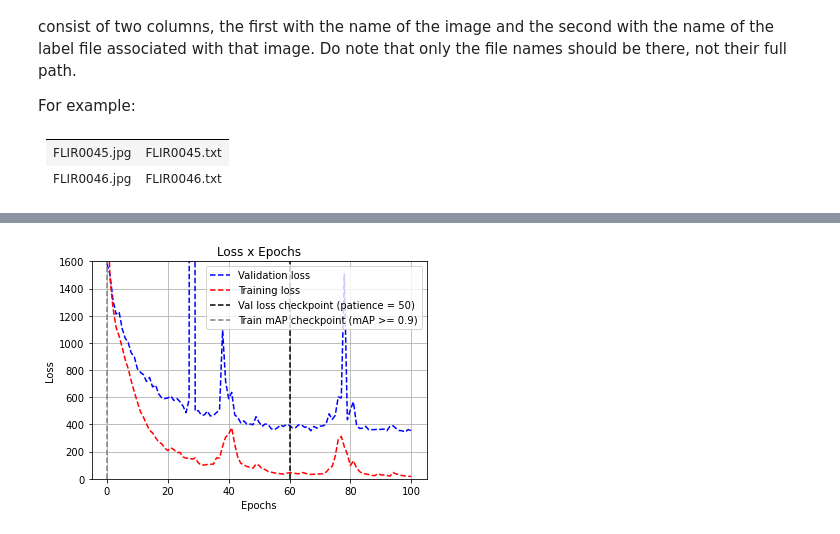
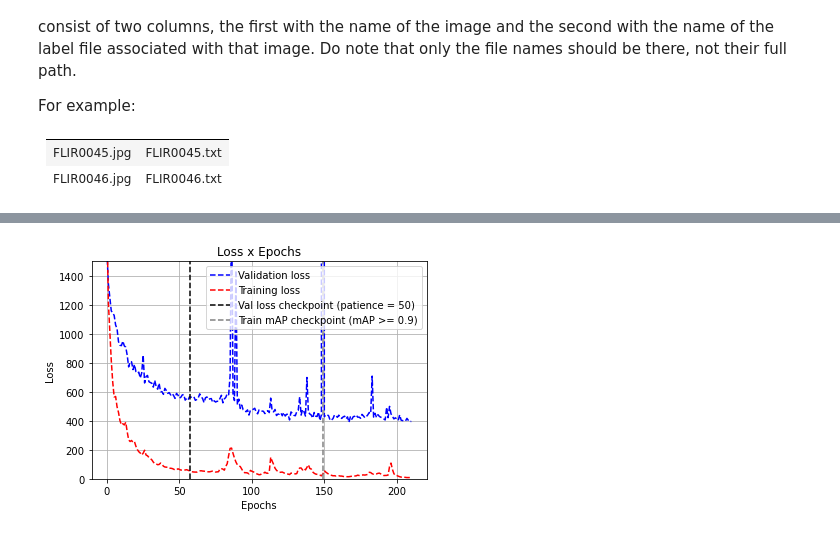
Before and after one commit to andreas-apg/yolov1, a Jupyter notebook: yolo_scratch.ipynb, the cells around one changed output, grey strips where cells are left out. Saved outputs shown, nothing was run; the diff lists cells and outputs as text; code cells hidden in the pictures.

```diff
--- a/yolo_scratch.ipynb
+++ b/yolo_scratch.ipynb
@@ -953,7 +953,9 @@ torch.manual_seed(seed)
 # Hyperparameters etc.
 #LEARNING_RATE = 2e-5
 #LEARNING_RATE = 0.0013
-LEARNING_RATE = 1e-4 # previouslu 2e-5
+# best loss was for 5e-5
+LEARNING_RATE = 1e-3 # previously 1.2e-4
+IoU_THRESHOLD = 0.5
 DEVICE = "cuda" if torch.cuda.is_available() else "cpu"
 BATCH_SIZE = 64
 # dropout and weight decay are both 0 here for now, but
@@ -967,15 +969,15 @@ WEIGHT_DECAY = 0.0005
 # WIDTH and HEIGHT must be multiples of 7?
 WIDTH = 448 # 640
 HEIGHT = 448 # 480
-EPOCHS = 100
+EPOCHS = 201
 NUM_WORKERS = 0 # I'd use 2 if the computer allowed.
 PIN_MEMORY = True
-LOAD_MODEL = False
-LOAD_MODEL_FILE = "aug_0001lr.pth.tar"
-SAVE_MODEL_FILE = "aug_0001lr"
+LOAD_MODEL = True
+LOAD_MODEL_FILE = "aug_00005lr_iou90.pth.tar"
+SAVE_MODEL_FILE = "aug_00005lr_iou90"
 #LOAD_MODEL_FILE = "640x480_save.pth.tar"
 #SAVE_MODEL_FILE = "640x480"
-GRAPH_NAME = " for aug_0001lr input"
+GRAPH_NAME = " for aug_00005lr_iou90 input"
 IMG_DIR = "./Data/aug_images/"
 LABEL_DIR = "./Data/aug_labels/"
 NUM_BOXES = 2
@@ -1360,16 +1381,16 @@ Train mAP: 0.0
 # %%
-#fig, ax = plt.subplots(facecolor='white')
-#epochs = [i for i in range(0, len(val_loss))]
-#plt.plot(epochs, val_loss, 'b--', label = 'Validation loss')
-#plt.ylim(bottom = 0, top = 1600)
-#plt.plot(epochs, train_loss, 'r--', label = 'Training loss')
-#plt.axvline(x=loss_checkpoint, color='black', linestyle='--', label = f'Val loss checkpoint (patience = {VAL_LOSS_PATIENCE})')
-#plt.axvline(x=mAP_checkpoint, color='gray', linestyle='--', label = 'Train mAP checkpoint (mAP >= 0.9)')
-#ax.set(xlabel='Epochs', ylabel='Loss', title="Loss x Epochs")
-#ax.grid()
-#plt.legend()
-#fig.savefig("Loss x Epochs - Training vs Validation clipped" + GRAPH_NAME + ".png")
-#plt.show()
-#plt.close()
+fig, ax = plt.subplots(facecolor='white')
+epochs = [i for i in range(0, len(val_loss))]
+plt.plot(epochs, val_loss, 'b--', label = 'Validation loss')
+plt.ylim(bottom = 0, top = 1500)
+plt.plot(epochs, train_loss, 'r--', label = 'Training loss')
+plt.axvline(x=loss_checkpoint, color='black', linestyle='--', label = f'Val loss checkpoint (patience = {VAL_LOSS_PATIENCE})')
+plt.axvline(x=mAP_checkpoint, color='gray', linestyle='--', label = 'Train mAP checkpoint (mAP >= 0.9)')
+ax.set(xlabel='Epochs', ylabel='Loss', title="Loss x Epochs")
+ax.grid()
+plt.legend()
+fig.savefig("Loss x Epochs - Training vs Validation clipped" + GRAPH_NAME + ".png")
+plt.show()
+plt.close()
 # %% [output]
-[figure, old version]
+[figure, new version]
```
Also changed, not shown: parts of 2 cells of this notebook.
